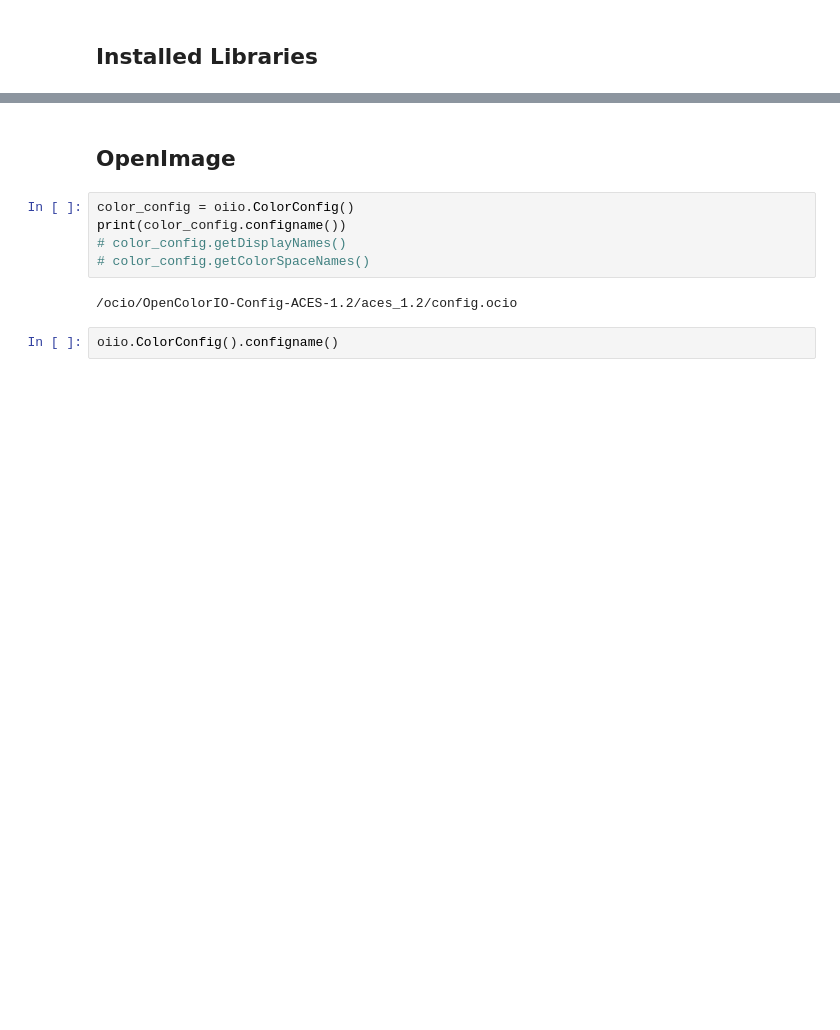
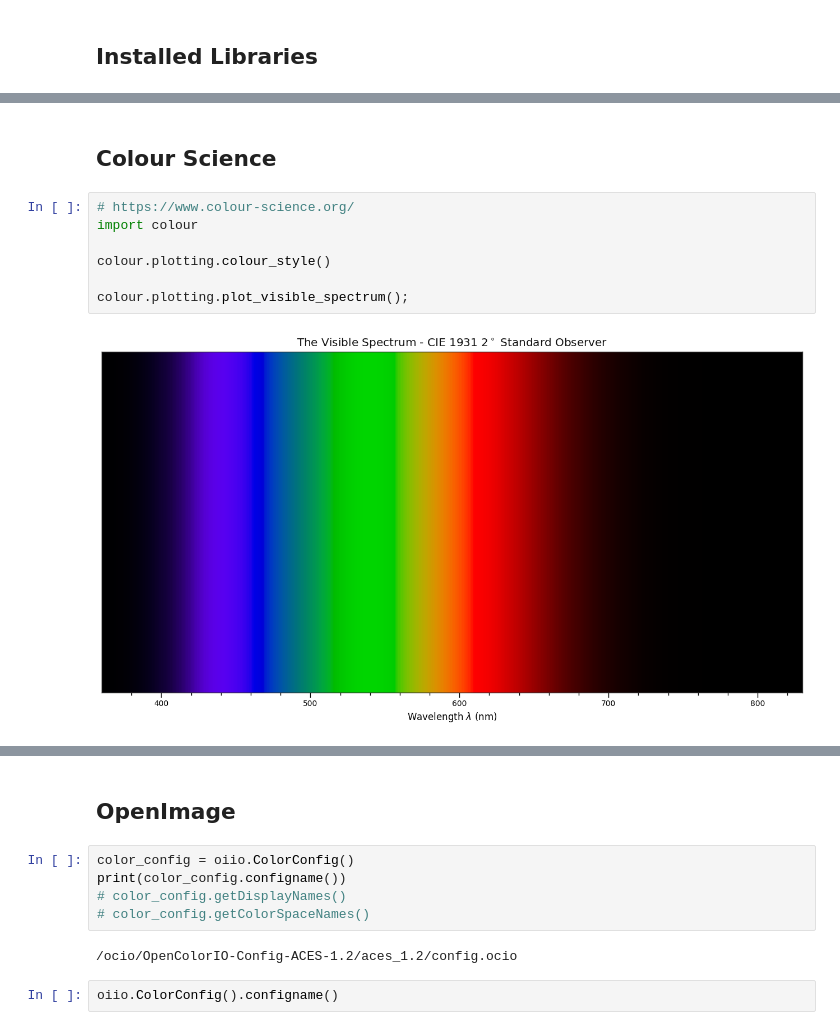
Before and after one commit to JakeGWater/JLab, a Jupyter notebook: jupyter/Overview.ipynb, the cells around one changed output, grey strips where cells are left out. Drawn from its saved outputs; the diff is of its cells as text; blank space fills up the shorter version.

```diff
--- a/jupyter/Overview.ipynb
+++ b/jupyter/Overview.ipynb
@@ -10,0 +29,11 @@ import jlab
+# %% [markdown]
+## Colour Science
+# %%
+# https://www.colour-science.org/
+import colour
+
+colour.plotting.colour_style()
+
+colour.plotting.plot_visible_spectrum();
+# %% [output]
+[figure, added]
```
Also changed, not shown: parts of 5 cells of this notebook.
